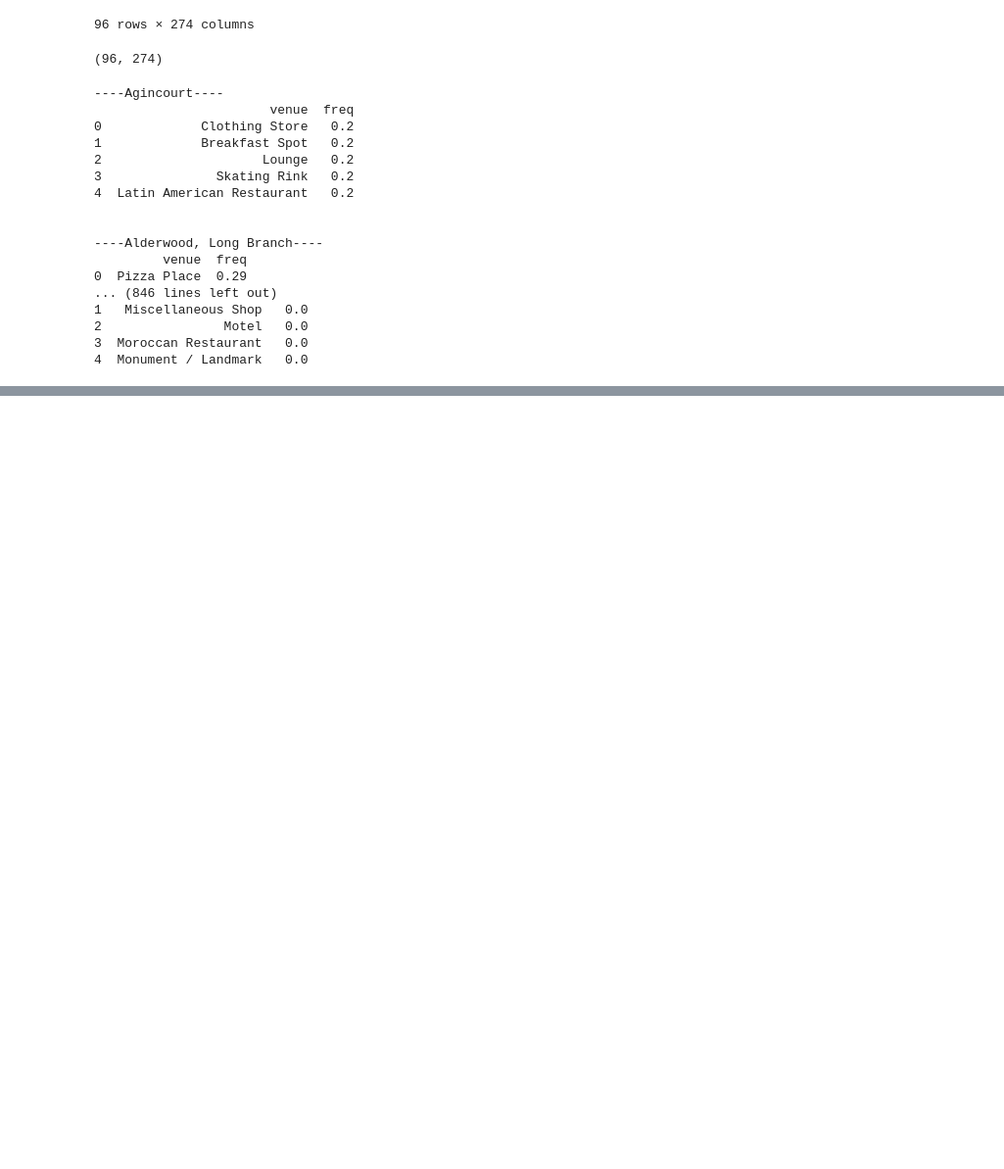
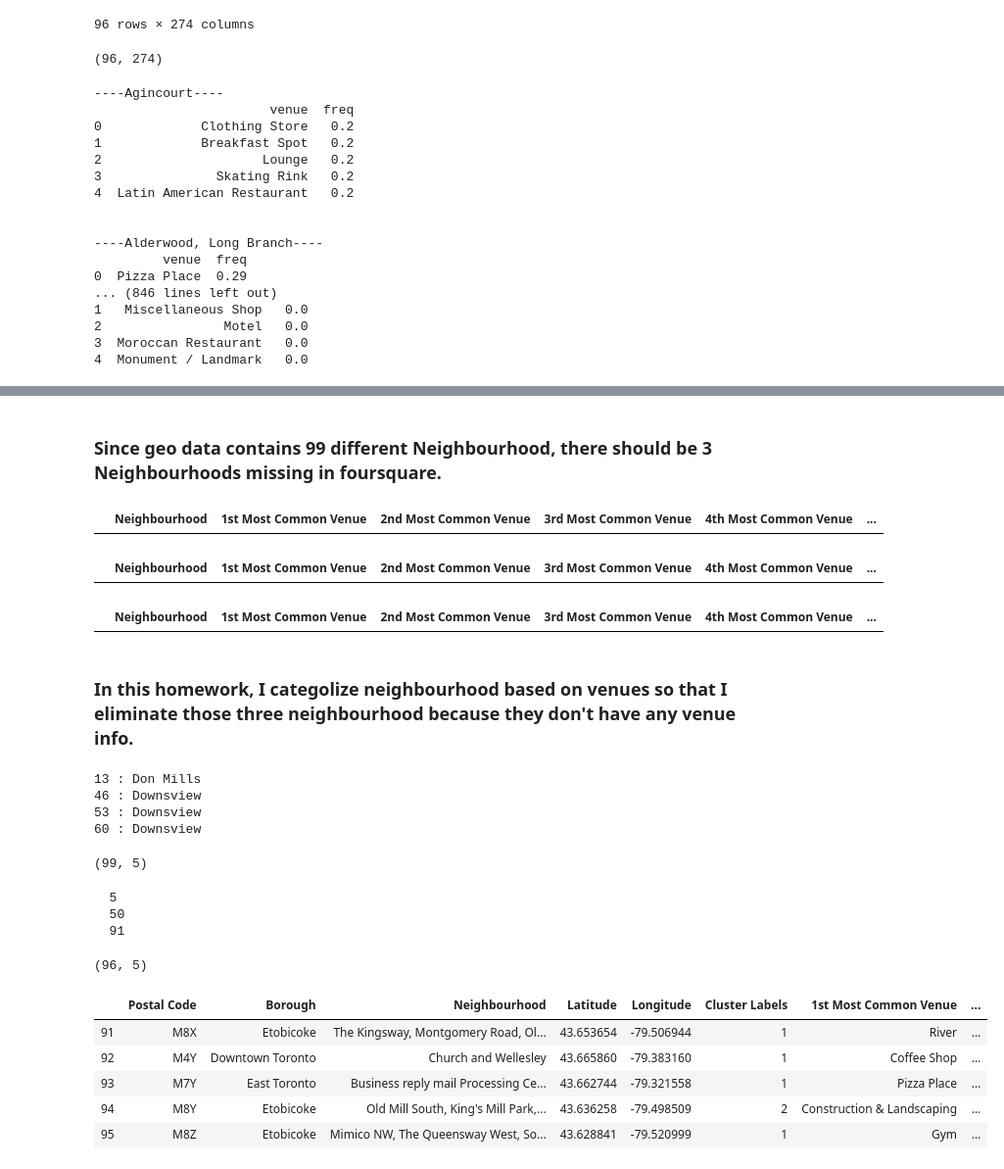
Before and after one commit to takamanda/Coursera_Capstone., a Jupyter notebook: Segmenting and Clustering Neighborhoods in Toronto.ipynb, the cells around one changed output, grey strips where cells are left out. Shown: that part at 98% size. Cells and saved outputs as stored; diff of their text form; code cells hidden in the pictures; blank space fills up the shorter version.

```diff
--- a/Segmenting and Clustering Neighborhoods in Toronto.ipynb
+++ b/Segmenting and Clustering Neighborhoods in Toronto.ipynb
@@ -389,0 +490,64 @@ for hood in toronto_grouped['Neighbourhood']:
+# %% [markdown]
+### Since geo data contains 99 different Neighbourhood, there should be 3 Neighbourhoods missing in foursquare.
+# %%
+neighborhoods_venues_sorted[neighborhoods_venues_sorted["Neighbourhood"]=="Islington Avenue, Humber Valley Village"]
+# %% [output]
+|  | Neighbourhood | 1st Most Common Venue | 2nd Most Common Venue | 3rd Most Common Venue | 4th Most Common Venue | ... |
+# %%
+neighborhoods_venues_sorted[neighborhoods_venues_sorted["Neighbourhood"]=="Willowdale, Newtonbrook"]
+# %% [output]
+|  | Neighbourhood | 1st Most Common Venue | 2nd Most Common Venue | 3rd Most Common Venue | 4th Most Common Venue | ... |
+# %%
+neighborhoods_venues_sorted[neighborhoods_venues_sorted["Neighbourhood"]=="Upper Rouge"]
+# %% [output]
+|  | Neighbourhood | 1st Most Common Venue | 2nd Most Common Venue | 3rd Most Common Venue | 4th Most Common Venue | ... |
+# %% [markdown]
+### In this homework, I categolize neighbourhood based on venues so that I eliminate those three neighbourhood because they don't have any venue info.
+# %%
+df_geo2=df_geo
+for i in range(len(df_geo["Neighbourhood"].duplicated())):
+    if df_geo["Neighbourhood"].duplicated()[i]==True:
+        print(i,':',df_geo["Neighbourhood"][i])
+        df_geo2=df_geo2.drop(i)
+df_geo2=df_geo2.reset_index(drop=True)
+df_geo2.shape
+# %% [output]
+13 : Don Mills
+46 : Downsview
+53 : Downsview
+60 : Downsview
+(99, 5)
+# %%
+
+drop_list=["Islington Avenue, Humber Valley Village","Willowdale, Newtonbrook","Upper Rouge"]
+df_geo3=df_geo2
+for i in range(len(df_geo2)):
+#     print('num',i)
+    for item in drop_list:
+        if df_geo2["Neighbourhood"][i]==item:
+            print(" ",i)
+            df_geo3=df_geo3.drop(i)
+df_geo3=df_geo3.reset_index(drop=True)
+df_geo3.shape
+# %% [output]
+  5
+  50
+  91
+(96, 5)
+# %%
+# add clustering labels
+neighborhoods_venues_sorted.insert(0, 'Cluster Labels', kmeans.labels_)
+
+toronto_merged = df_geo3
+
+# merge manhattan_grouped with manhattan_data to add latitude/longitude for each neighborhood
+toronto_merged = toronto_merged.join(neighborhoods_venues_sorted.set_index('Neighbourhood'), on='Neighbourhood')
+
+toronto_merged.tail() # check the last columns!
+# %% [output]
+|  | Postal Code | Borough | Neighbourhood | Latitude | Longitude | Cluster Labels | 1st Most Common Venue | ... |
+| 91 | M8X | Etobicoke | The Kingsway, Montgomery Road, Ol... | 43.653654 | -79.506944 | 1 | River | ... |
+| 92 | M4Y | Downtown Toronto | Church and Wellesley | 43.665860 | -79.383160 | 1 | Coffee Shop | ... |
+| 93 | M7Y | East Toronto | Business reply mail Processing Ce... | 43.662744 | -79.321558 | 1 | Pizza Place | ... |
+| 94 | M8Y | Etobicoke | Old Mill South, King's Mill Park,... | 43.636258 | -79.498509 | 2 | Construction & Landscaping | ... |
+| 95 | M8Z | Etobicoke | Mimico NW, The Queensway West, So... | 43.628841 | -79.520999 | 1 | Gym | ... |
```
Also changed, not shown: parts of 26 cells of this notebook.
